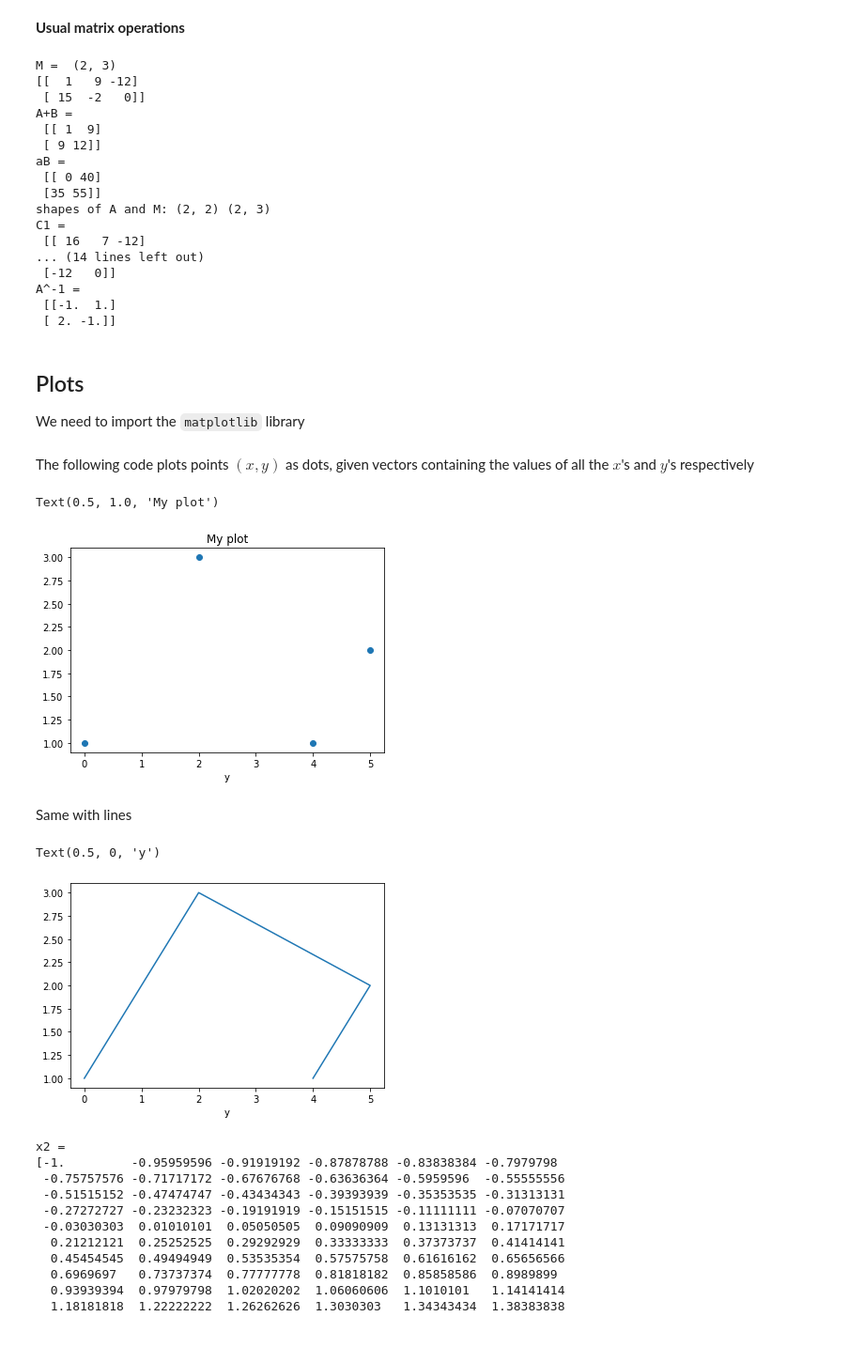
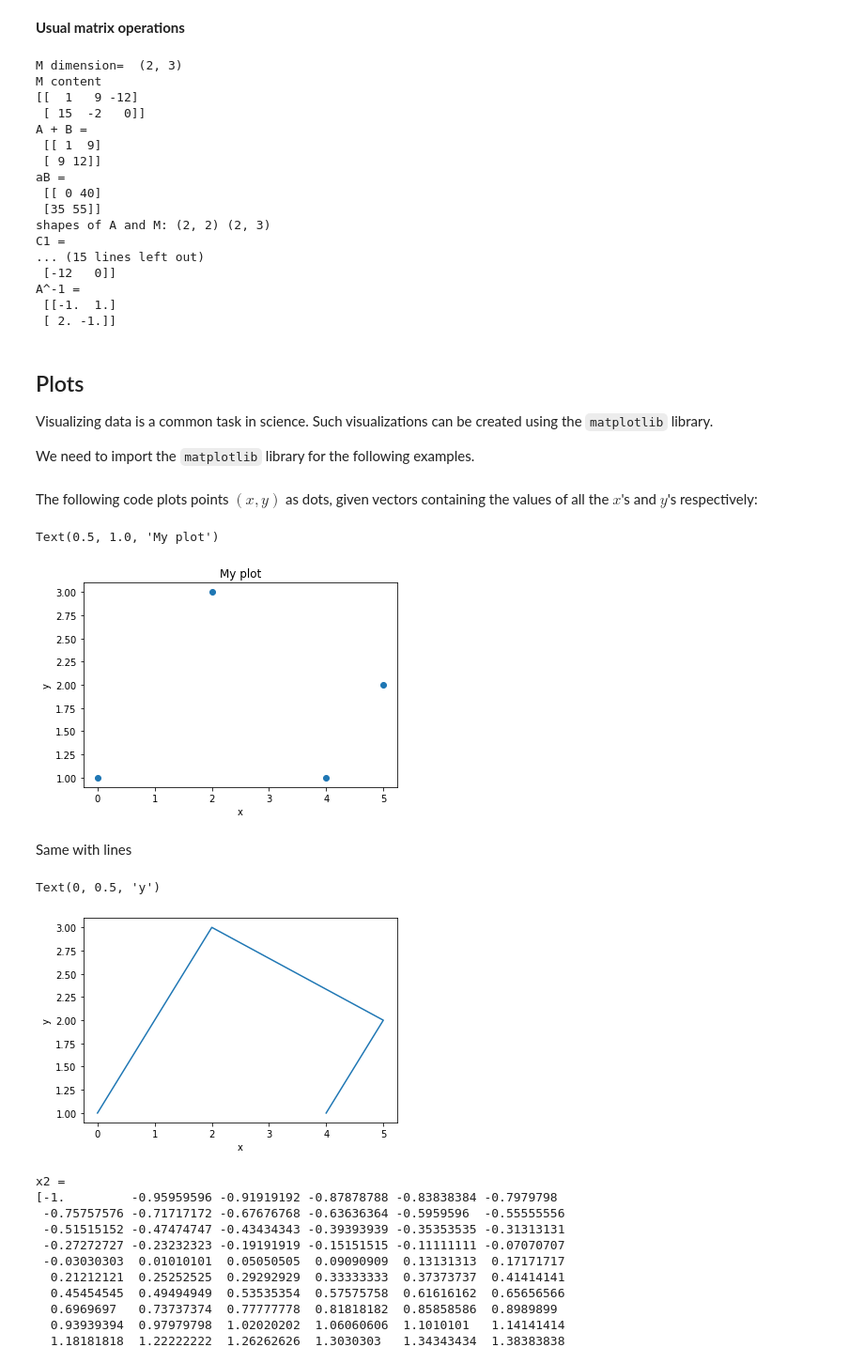
Before and after one commit to skleff1994/arise_2020, a Jupyter notebook: 1-python/python_tutorial.ipynb, the cells around one changed output. Shown at 94% size. Drawn from its saved outputs; the diff is of its cells as text; code cells hidden in the pictures; blank space fills up the shorter version.

```diff
--- a/1-python/python_tutorial.ipynb
+++ b/1-python/python_tutorial.ipynb
@@ -391,34 +452,46 @@ sqrt(v dot v) = 10.54
 __Usual matrix operations__
 # %%
 # Define a matrix
-M = np.array([ [1,9,-12], [15, -2, 0] ])
-print("M = ", M.shape)
+M = np.array([ [1, 9, -12], [15, -2, 0] ])
+print("M dimension= ", M.shape)
+print("M content")
 print(M)
+
+
 # matrix addition
-A = np.array([ [1, 1], [2, 1] ])
-B = np.array([ [0, 8], [7, 11] ])
-print("A+B = \n", A+B) # '\n' is the newline character
+A = np.array([[1, 1], [2, 1]])
+B = np.array([[0, 8], [7, 11]])
+print("A + B = \n", A + B) # '\n' is the newline character
+
+
 # matrix scaling
 a = 5
-print("aB = \n", a*B)
-# matrix multiplicaiton
+print("aB = \n", a * B)
+
+
+# different ways to write matrix multiplication
 print("shapes of A and M:", A.shape, M.shape)
 C1 = np.matmul(A, M)
 C2 = A.dot(M)
-C3 = A@M
+C3 = A @ M
 print("C1 = \n", C1)
 print("C2 = \n", C2)
 print("C3 = \n", C3)
+
+
 # matrix transpose
 print("M^T = \n", np.transpose(M))
 print("M^T = \n", M.transpose())
+
+
 # matrix inverse
 print("A^-1 = \n", np.linalg.inv(A))
 # %% [output]
-M =  (2, 3)
+M dimension=  (2, 3)
+M content
 [[  1   9 -12]
  [ 15  -2   0]]
-A+B =
+A + B =
  [[ 1  9]
  [ 9 12]]
 aB =
@@ -426,8 +499,7 @@ aB =
  [35 55]]
 shapes of A and M: (2, 2) (2, 3)
 C1 =
- [[ 16   7 -12]
-... (14 lines left out)
+... (15 lines left out)
  [-12   0]]
 A^-1 =
  [[-1.  1.]
@@ -435,32 +507,39 @@ A^-1 =
 # %% [markdown]
 ## Plots
 
-We need to import the `matplotlib` library
+Visualizing data is a common task in science. Such visualizations can be created using the `matplotlib` library.
+
+We need to import the `matplotlib` library for the following examples.
 # %%
 import matplotlib.pyplot as plt
 # %% [markdown]
-The following code plots points $(x,y)$ as dots, given vectors containing the values of all the $x$'s and $y$'s respectively
+The following code plots points $(x,y)$ as dots, given vectors containing the values of all the $x$'s and $y$'s respectively:
 # %%
 # Define data
-x1 = [0,2,5,4]
-y1 = [1,3,2,1]
+x1 = [0, 2, 5, 4]
+y1 = [1, 3, 2, 1]
+
+
 # Plot dots
-plt.scatter(x1,y1)
+plt.scatter(x1, y1)
+
+
 # Add labels on x and y axis
 plt.xlabel('x')
-plt.xlabel('y')
+plt.ylabel('y')
+
 # Add a title
 plt.title('My plot')
 # %% [output]
 Text(0.5, 1.0, 'My plot')
-[figure, old version]
+[figure, new version]
 # %% [markdown]
 Same with lines
 # %%
-plt.plot(x1,y1)
+plt.plot(x1, y1)
 plt.xlabel('x')
-plt.xlabel('y')
+plt.ylabel('y')
 # %% [output]
-Text(0.5, 0, 'y')
+Text(0, 0.5, 'y')
-[figure, old version]
+[figure, new version]
 # %%
```
Also changed, not shown: parts of 27 cells of this notebook.
